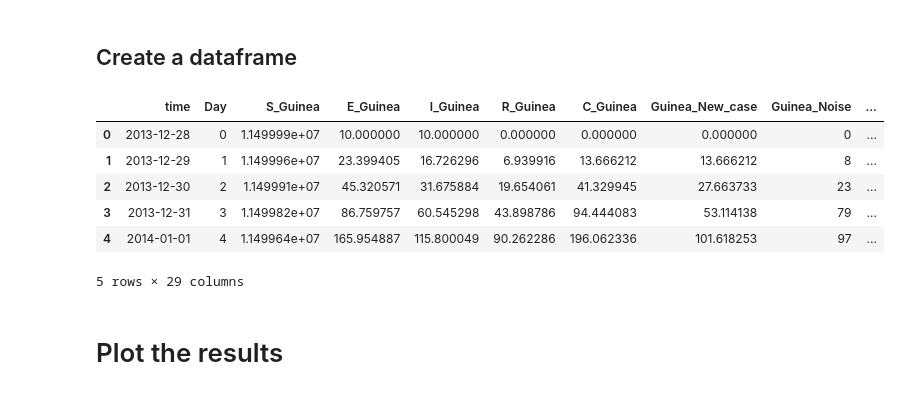
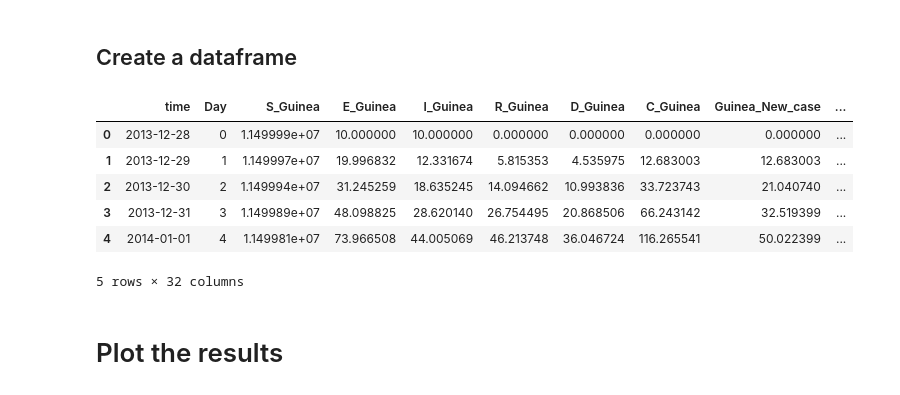
Before and after one commit to Samuelameningayeh/thesis, a Jupyter notebook: synthetic_no_coupling.ipynb, the cells around one changed output. Drawn from its saved outputs; the diff is of its cells as text; code cells hidden in the pictures.

```diff
--- a/synthetic_no_coupling.ipynb
+++ b/synthetic_no_coupling.ipynb
@@ -67,11 +67,11 @@ def seir(state, t, beta, sigma, gamma, alpha, N):
 
     for i in range(n):
         dS[i] = -beta[i] * S[i] * I[i] / N[i]
-        dE[i] =  beta[i] * S[i] * I[i] / N[i] - sigma * E[i]
-        dI[i] =  sigma * E[i] - (gamma) * I[i]
-        dR[i] =  gamma * I[i]
-        dD[i] = alpha * I[i]
-        dC[i] = sigma * E[i]
+        dE[i] =  beta[i] * S[i] * I[i] / N[i] - sigma[i] * E[i]
+        dI[i] =  sigma[i] * E[i] - (gamma[i] + alpha[i]) * I[i]
+        dR[i] =  gamma[i] * I[i]
+        dD[i] = alpha[i] * I[i]
+        dC[i] = sigma[i] * E[i]
 
     return np.concatenate([dS.flatten(), dE.flatten(), dI.flatten(), dR.flatten(), dD.flatten(), dC.flatten()])
 # %% [markdown]
@@ -94,8 +94,9 @@ N = [11.5e6, 4.5e6, 6.8e6]  # Guinea, Liberia, Sierra Leone
 beta = np.array([0.3, 0.4, 0.35])*7  # Transmission rate per week (R0 = beta/gamma)
 sigma = np.array([1/8.5, 1/8.5, 1/8.5])*7 #incubation rate per week
 gamma = np.array([1/13, 1/14, 1/13])*7     # 1/infectious period per week (Ebola: ~7 days)
+alpha = np.array([0.06, 0.05, 0.07])*7 #per week
+
 phi = 10           # Negative binomial dispersion parameter
-alpha = 0.05*7 #per week
 reporting_rate = 1 #0.8  # Proportion of cases reported
 
 # Initial conditions
@@ -252,41 +253,41 @@ data = {
     'Guinea_Noise' : c['Guinea'],
     'Guinea_New_Deaths': Deaths[:, 0],
     'Guinea_Death_Noise' : d['Guinea'],
 
     'S_Liberia': S_total[:, 1],
     'E_Liberia': E_total[:, 1],
     'I_Liberia': I_total[:, 1],
     'R_Liberia': R_total[:, 1],
     'D_Liberia': D_total[:, 1],
     'C_Liberia': C_total[:, 1],
     'Liberia_New_case': Infections[:, 1],
     'Liberia_Noise' : c['Liberia'],
     'Liberia_New_Deaths': Deaths[:, 1],
     'Liberia_Death_Noise' : d['Liberia'],
 
     'S_SierraLeone': S_total[:, 2],
     'E_SierraLeone': E_total[:, 2],
     'I_SierraLeone': I_total[:, 2],
     'R_SierraLeone': R_total[:, 2],
     'D_SierraLeone': D_total[:, 2],
     'C_SierraLeone': C_total[:, 2],
     'SierraLeone_New_case': Infections[:, 2],
     'SierraLeone_Noise' : c['Sierra Leone'],
     'SierraLeone_New_Deaths': Deaths[:, 2],
     'SierraLeone_Death_Noise' : d['Sierra Leone'],
 }
 
 raw = pd.DataFrame(data)
-df.to_csv('synthetic_ebola_dataset_with_death.csv', index=False)
+raw.to_csv('synthetic_ebola_dataset_with_death.csv', index=False)
 raw.head()
 # %% [output]
-|  | time | Day | S_Guinea | E_Guinea | I_Guinea | R_Guinea | C_Guinea | Guinea_New_case | Guinea_Noise | ... |
-| 0 | 2013-12-28 | 0 | 1.149999e+07 | 10.000000 | 10.000000 | 0.000000 | 0.000000 | 0.000000 | 0 | ... |
-| 1 | 2013-12-29 | 1 | 1.149996e+07 | 23.399405 | 16.726296 | 6.939916 | 13.666212 | 13.666212 | 8 | ... |
-| 2 | 2013-12-30 | 2 | 1.149991e+07 | 45.320571 | 31.675884 | 19.654061 | 41.329945 | 27.663733 | 23 | ... |
-| 3 | 2013-12-31 | 3 | 1.149982e+07 | 86.759757 | 60.545298 | 43.898786 | 94.444083 | 53.114138 | 79 | ... |
-| 4 | 2014-01-01 | 4 | 1.149964e+07 | 165.954887 | 115.800049 | 90.262286 | 196.062336 | 101.618253 | 97 | ... |
+|  | time | Day | S_Guinea | E_Guinea | I_Guinea | R_Guinea | D_Guinea | C_Guinea | Guinea_New_case | ... |
+| 0 | 2013-12-28 | 0 | 1.149999e+07 | 10.000000 | 10.000000 | 0.000000 | 0.000000 | 0.000000 | 0.000000 | ... |
+| 1 | 2013-12-29 | 1 | 1.149997e+07 | 19.996832 | 12.331674 | 5.815353 | 4.535975 | 12.683003 | 12.683003 | ... |
+| 2 | 2013-12-30 | 2 | 1.149994e+07 | 31.245259 | 18.635245 | 14.094662 | 10.993836 | 33.723743 | 21.040740 | ... |
+| 3 | 2013-12-31 | 3 | 1.149989e+07 | 48.098825 | 28.620140 | 26.754495 | 20.868506 | 66.243142 | 32.519399 | ... |
+| 4 | 2014-01-01 | 4 | 1.149981e+07 | 73.966508 | 44.005069 | 46.213748 | 36.046724 | 116.265541 | 50.022399 | ... |
-5 rows × 29 columns
+5 rows × 32 columns
 # %% [markdown]
 # Plot the results
 # %%
```
Also changed, not shown: parts of 10 cells of this notebook, 9 other files.
